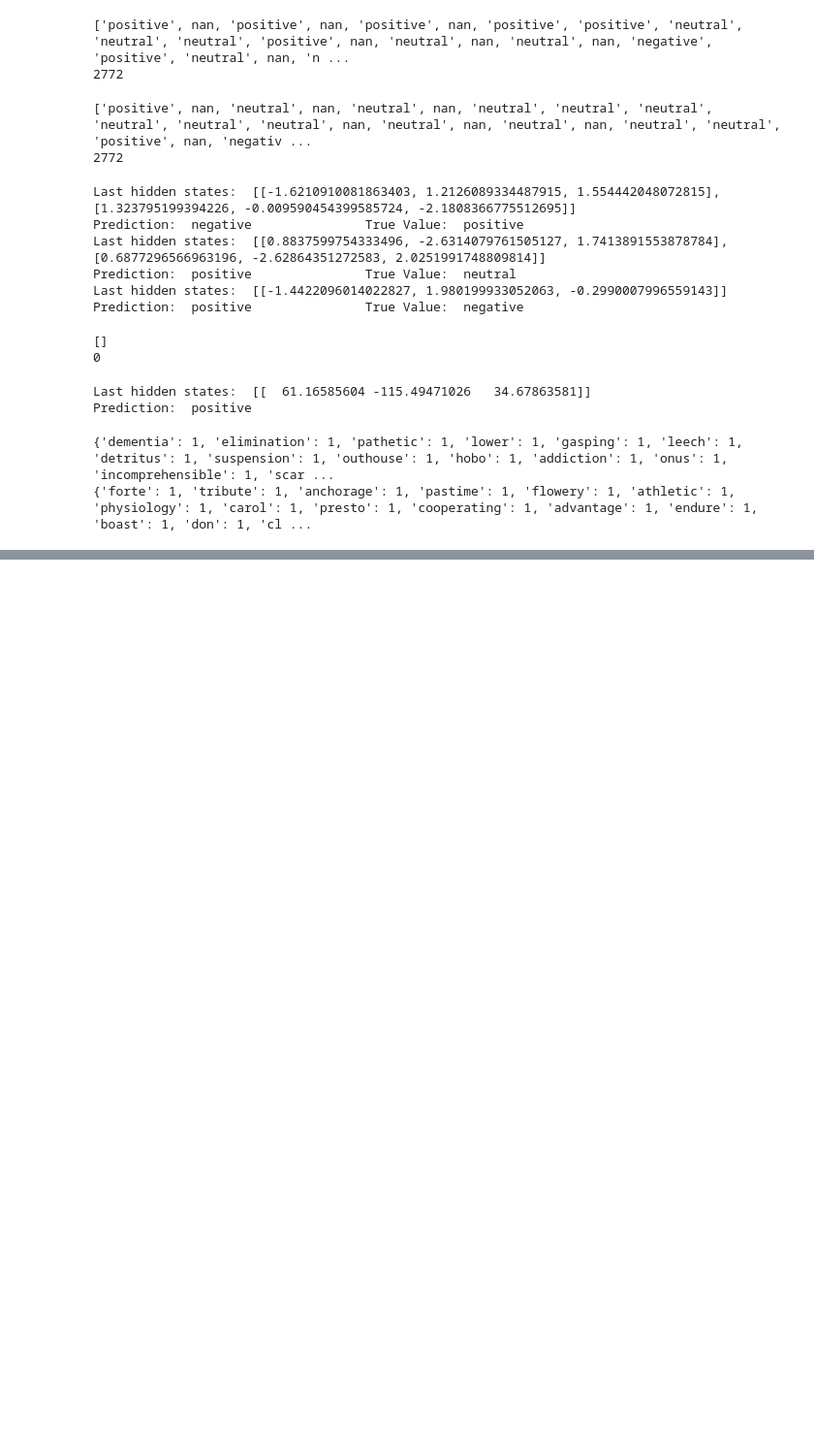
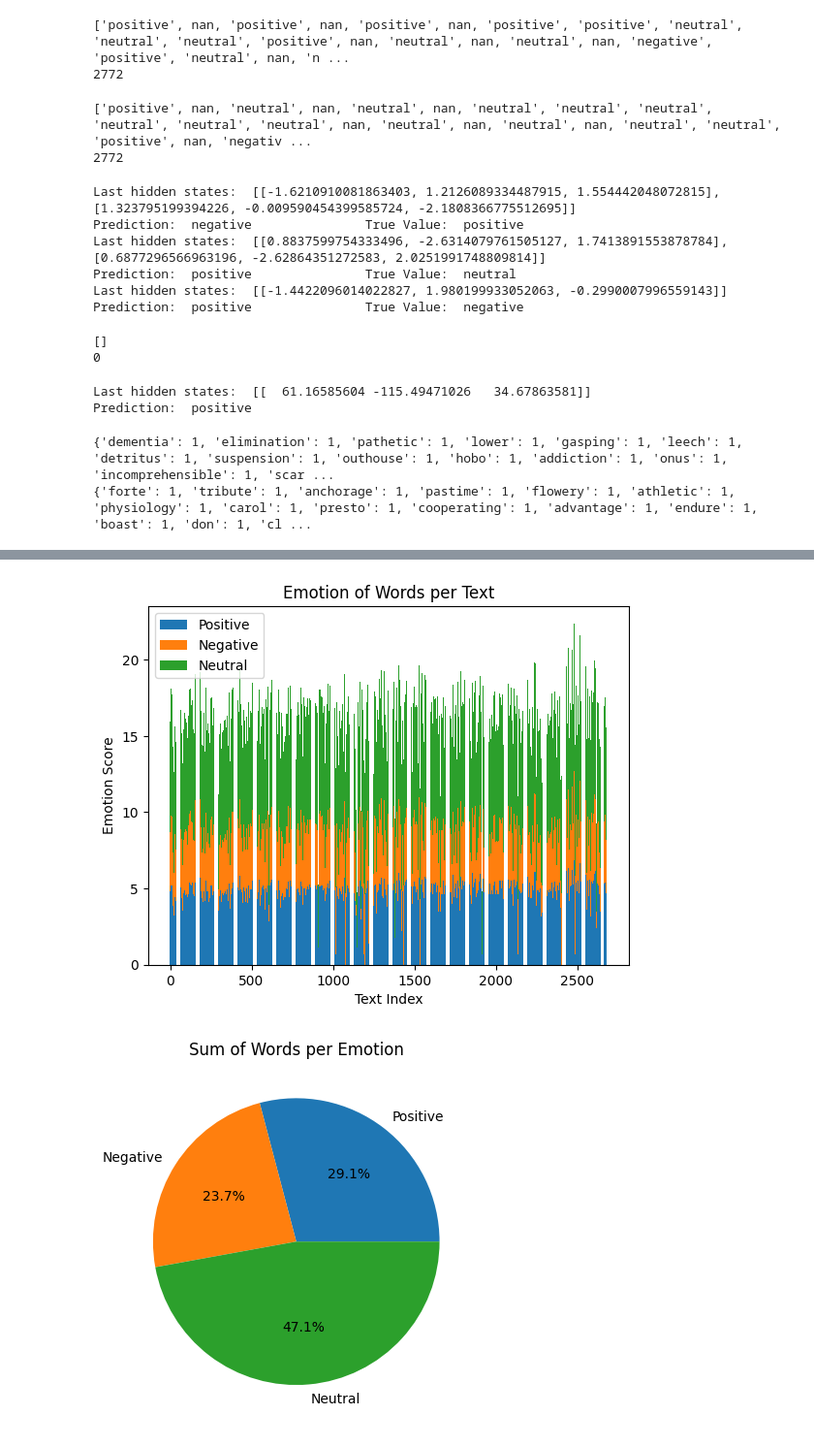
Before and after one commit to LaviniaSD/NPL---SPX, a Jupyter notebook: analises_finbert.ipynb, the cells around one changed output, grey strips where cells are left out. Shown at 97% size. Drawn from its saved outputs; the diff is of its cells as text; code cells hidden in the pictures; blank space fills up the shorter version.

Commit message:
Gráficos

```diff
--- a/analises_finbert.ipynb
+++ b/analises_finbert.ipynb
@@ -215,37 +217,88 @@ print(positive_dict)
 {'dementia': 1, 'elimination': 1, 'pathetic': 1, 'lower': 1, 'gasping': 1, 'leech': 1, 'detritus': 1, 'suspension': 1, 'outhouse': 1, 'hobo': 1, 'addiction': 1, 'onus': 1, 'incomprehensible': 1, 'scar ...
 {'forte': 1, 'tribute': 1, 'anchorage': 1, 'pastime': 1, 'flowery': 1, 'athletic': 1, 'physiology': 1, 'carol': 1, 'presto': 1, 'cooperating': 1, 'advantage': 1, 'endure': 1, 'boast': 1, 'don': 1, 'cl ...
 # %%
-def get_sentiment(text):
+# Função para calcular o sentimento de um texto
+
+def get_sentiment(text, emo_score):
     text = text.split()
     positive_score = 0
     negative_score = 0
     neutral_score = 0
     for word in text:
         if word in positive_dict:
-            # positive_score += positive_dict[word]
-            positive_score += 1
+            positive_score += positive_dict[word]
+            # positive_score += 1
+            if word in negative_dict:
+                negative_score += negative_dict[word]
+                # negative_score += 1
         elif word in negative_dict:
             # negative_score += negative_dict[word] #Pode ser 1 ou zero
             negative_score += 1
         else:
             neutral_score += 1
-    print("Positive Score: ", positive_score)
-    print("Negative Score: ", negative_score)
-    print("Neutral Score: ", neutral_score)
+    emo_score.append([positive_score, negative_score, neutral_score])
+    # print("Positive Score: ", positive_score)
+    # print("Negative Score: ", negative_score)
+    # print("Neutral Score: ", neutral_score)
     if positive_score > negative_score and positive_score > neutral_score:
-        return "positive"
+        return "positive", emo_score
     elif positive_score < negative_score and negative_score > neutral_score:
-        return "negative"
+        return "negative", emo_score
     else:
-        return "neutral"
+        return "neutral", emo_score
 
+emotions_per_text = []
 predictions_dict = []
 for content in data["contents"]:
     if type(content) == float:
         predictions_3.append(np.nan)
     else:
-        outputs = get_sentiment(content)
+        outputs, emotions_per_text = get_sentiment(content, emotions_per_text)
         predictions_dict.append(outputs)
 print(predictions_dict)
 print(len(predictions_dict))
+print(emotions_per_text)
+
+import matplotlib.pyplot as plt
+import math as m
+
+# Extract the emotion scores from the emotions_per_text variable
+positive_scores = [m.log(score[0]+1) for score in emotions_per_text]
+negative_scores = [m.log(score[1]+1) for score in emotions_per_text]
+neutral_scores = [m.log(score[2]+1) for score in emotions_per_text]
+
+# Set the x-axis values
+x = range(len(emotions_per_text))
+
+# Create the stacked bar plot
+plt.bar(x, positive_scores, label='Positive')
+plt.bar(x, negative_scores, bottom=positive_scores, label='Negative')
+plt.bar(x, neutral_scores, bottom=[p + n for p, n in zip(positive_scores, negative_scores)], label='Neutral')
+
+# Add labels and title
+plt.xlabel('Text Index')
+plt.ylabel('Emotion Score')
+plt.title('Emotion of Words per Text')
+
+# Add legend
+plt.legend()
+
+# Show the plot
+plt.show()
+
+# Importar a biblioteca matplotlib.pyplot
+import matplotlib.pyplot as plt
+
+# Definir os rótulos e os valores para cada label
+labels = ['Positive', 'Negative', 'Neutral']
+values = [sum(positive_scores), sum(negative_scores), sum(neutral_scores)]
+
+# Criar o gráfico de setores
+plt.pie(values, labels=labels, autopct='%1.1f%%')
+
+# Adicionar título
+plt.title('Sum of Words per Emotion')
+
+# Mostrar o gráfico
+plt.show()
 # %% [output]
@@ -268,0 +309,2 @@ Neutral Score:  2922
+[figure, added]
+[figure, added]
```
Also changed, not shown: parts of 2 cells of this notebook.
